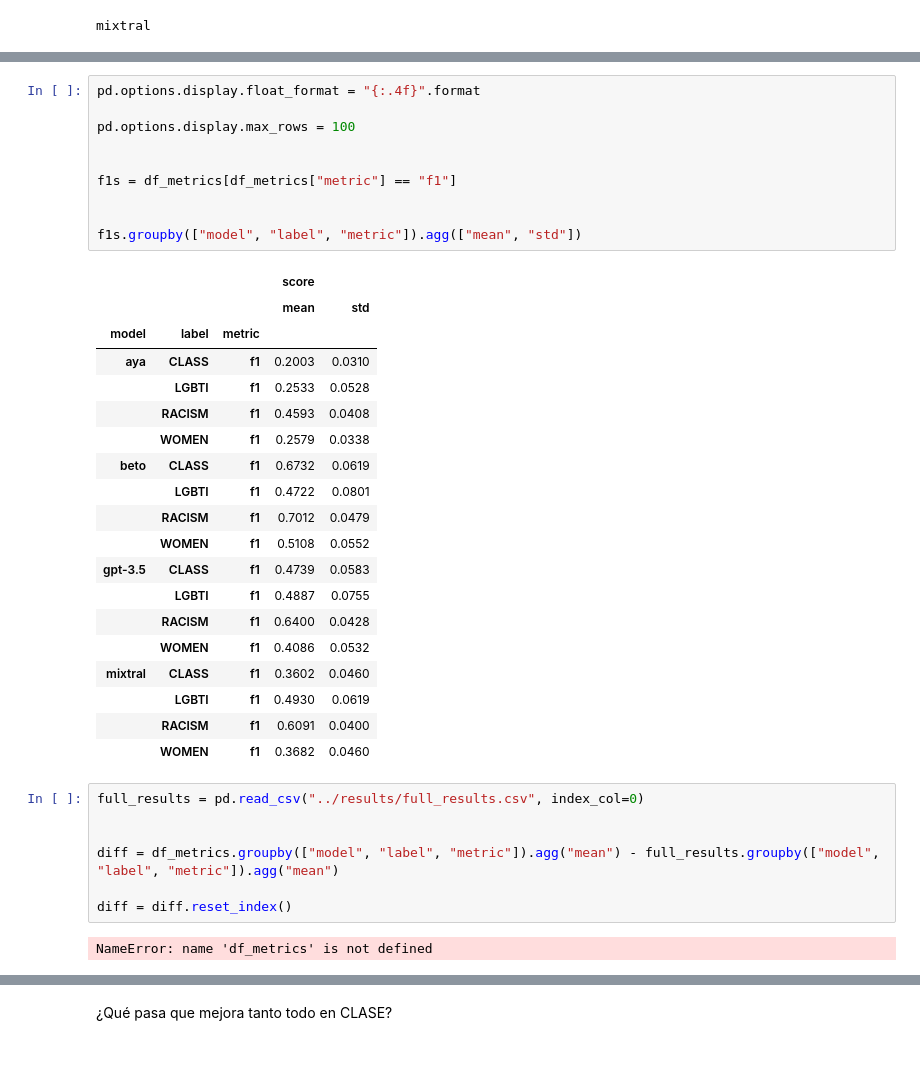
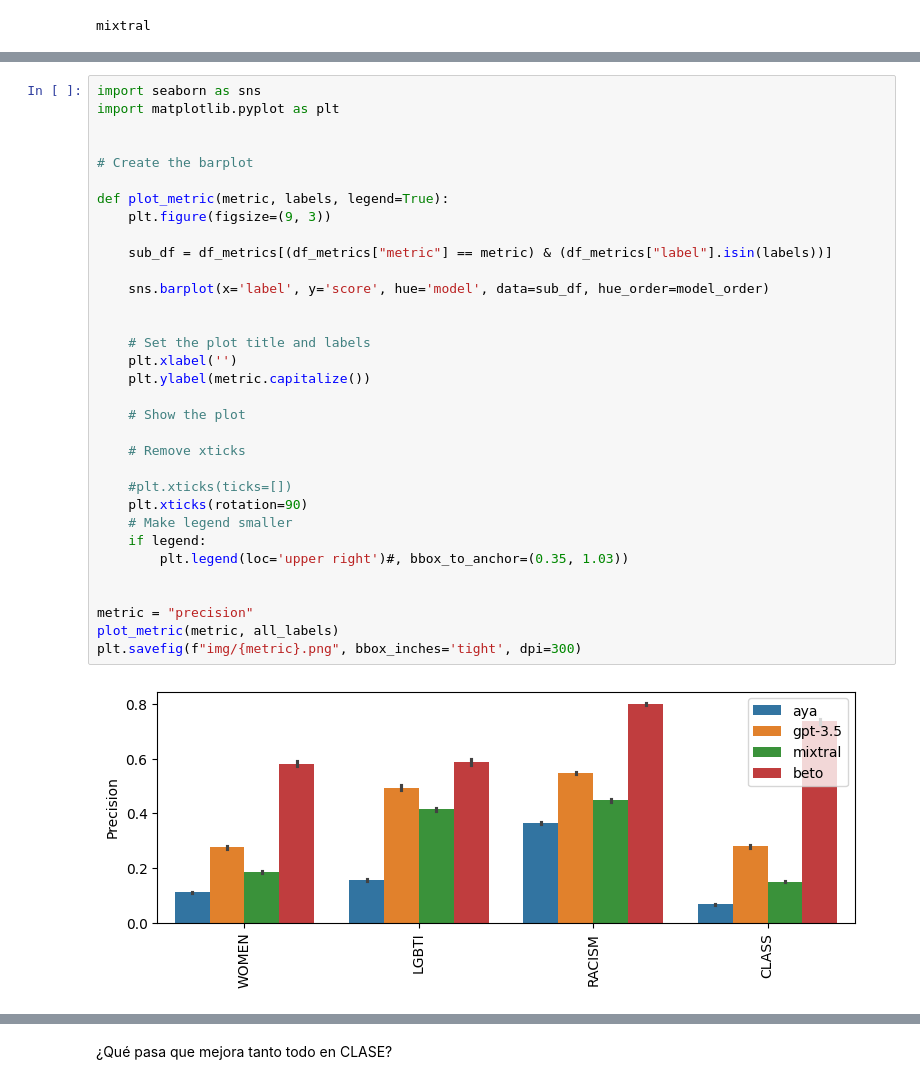
Before and after one commit to finiteautomata/rioplatense_hate_speech, a Jupyter notebook: notebooks/Results_regionalisms.ipynb, the cells around one changed output, grey strips where cells are left out. Drawn from its saved outputs; the diff is of its cells as text; blank space fills up the shorter version.

```diff
--- a/notebooks/Results_regionalisms.ipynb
+++ b/notebooks/Results_regionalisms.ipynb
@@ -157,43 +254,39 @@ df_metrics
 7200 rows × 4 columns
-# %%
-pd.options.display.float_format = "{:.4f}".format
-
-pd.options.display.max_rows = 100
-
-
-f1s = df_metrics[df_metrics["metric"] == "f1"]
-
-
-f1s.groupby(["model", "label", "metric"]).agg(["mean", "std"])
-# %% [output]
-|  |  |  | score |  |
-|  |  |  | mean | std |
-| model | label | metric |  |  |
-| aya | CLASS | f1 | 0.2003 | 0.0310 |
-|  | LGBTI | f1 | 0.2533 | 0.0528 |
-|  | RACISM | f1 | 0.4593 | 0.0408 |
-|  | WOMEN | f1 | 0.2579 | 0.0338 |
-| beto | CLASS | f1 | 0.6732 | 0.0619 |
-|  | LGBTI | f1 | 0.4722 | 0.0801 |
-|  | RACISM | f1 | 0.7012 | 0.0479 |
-|  | WOMEN | f1 | 0.5108 | 0.0552 |
-| gpt-3.5 | CLASS | f1 | 0.4739 | 0.0583 |
-|  | LGBTI | f1 | 0.4887 | 0.0755 |
-|  | RACISM | f1 | 0.6400 | 0.0428 |
-|  | WOMEN | f1 | 0.4086 | 0.0532 |
-| mixtral | CLASS | f1 | 0.3602 | 0.0460 |
-|  | LGBTI | f1 | 0.4930 | 0.0619 |
-|  | RACISM | f1 | 0.6091 | 0.0400 |
-|  | WOMEN | f1 | 0.3682 | 0.0460 |
-# %%
-full_results = pd.read_csv("../results/full_results.csv", index_col=0)
-
-
-diff = df_metrics.groupby(["model", "label", "metric"]).agg("mean") - full_results.groupby(["model", "label", "metric"]).agg("mean")
-
-diff = diff.reset_index()
-# %% [output]
-NameError: name 'df_metrics' is not defined
+# %%
+import seaborn as sns
+import matplotlib.pyplot as plt
+
+
+# Create the barplot
+
+def plot_metric(metric, labels, legend=True):
+    plt.figure(figsize=(9, 3))
+
+    sub_df = df_metrics[(df_metrics["metric"] == metric) & (df_metrics["label"].isin(labels))]
+
+    sns.barplot(x='label', y='score', hue='model', data=sub_df, hue_order=model_order)
+
+
+    # Set the plot title and labels
+    plt.xlabel('')
+    plt.ylabel(metric.capitalize())
+
+    # Show the plot
+
+    # Remove xticks
+
+    #plt.xticks(ticks=[])
+    plt.xticks(rotation=90)
+    # Make legend smaller
+    if legend:
+        plt.legend(loc='upper right')#, bbox_to_anchor=(0.35, 1.03))
+
+
+metric = "precision"
+plot_metric(metric, all_labels)
+plt.savefig(f"img/{metric}.png", bbox_inches='tight', dpi=300)
+# %% [output]
+[figure, added]
 # %%
 import seaborn as sns
 import matplotlib.pyplot as plt
```
Also changed, not shown: parts of 16 cells of this notebook, 49 other files.
